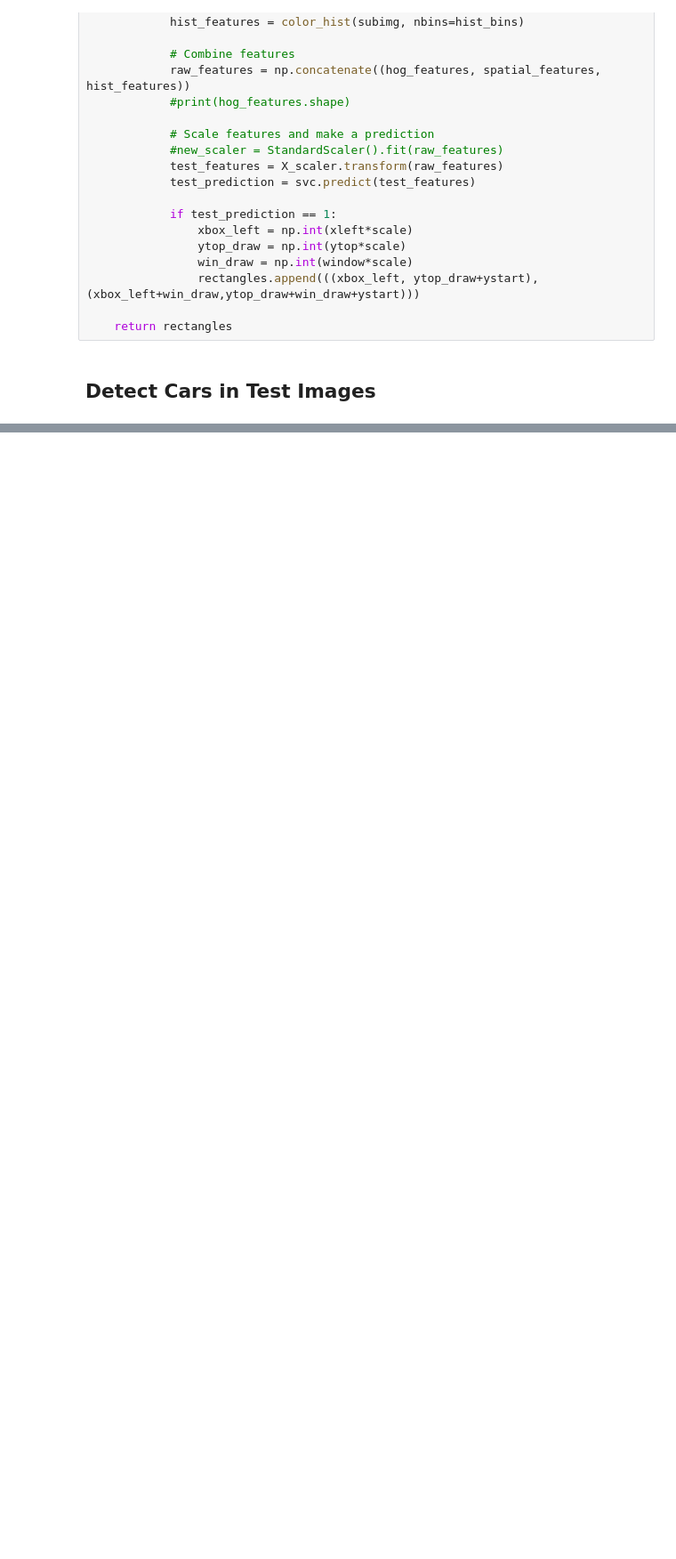
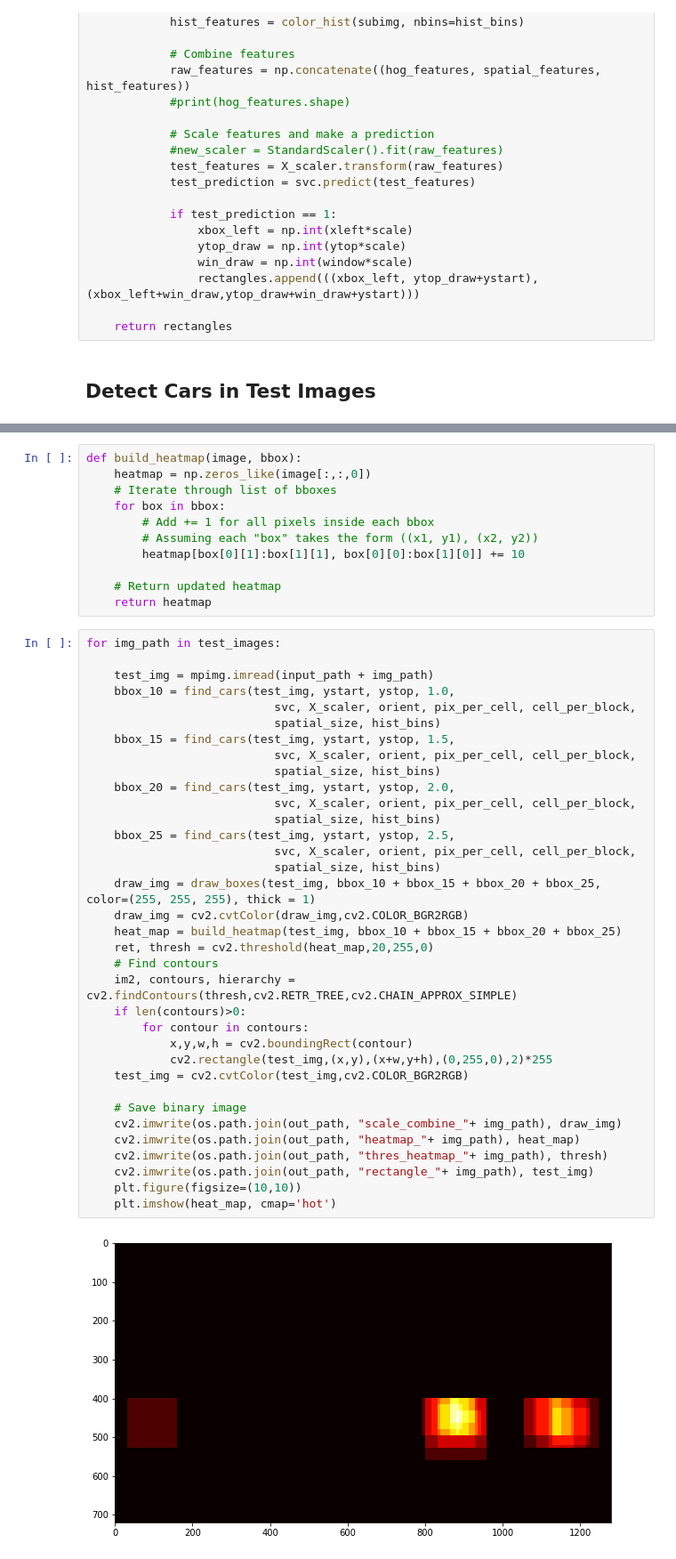
Before and after one commit to ruithumbup/CarND-Vehicle-Detection, a Jupyter notebook: Vehicle_Detection.ipynb, the cells around one changed output, grey strips where cells are left out. Shown at 89% size. Drawn from its saved outputs; the diff is of its cells as text; blank space fills up the shorter version.

```diff
--- a/Vehicle_Detection.ipynb
+++ b/Vehicle_Detection.ipynb
@@ -388,0 +497,48 @@ for img_path in test_images:
+# %%
+def build_heatmap(image, bbox):
+    heatmap = np.zeros_like(image[:,:,0])
+    # Iterate through list of bboxes
+    for box in bbox:
+        # Add += 1 for all pixels inside each bbox
+        # Assuming each "box" takes the form ((x1, y1), (x2, y2))
+        heatmap[box[0][1]:box[1][1], box[0][0]:box[1][0]] += 10
+
+    # Return updated heatmap
+    return heatmap
+# %%
+for img_path in test_images:
+
+    test_img = mpimg.imread(input_path + img_path)
+    bbox_10 = find_cars(test_img, ystart, ystop, 1.0,
+                           svc, X_scaler, orient, pix_per_cell, cell_per_block,
+                           spatial_size, hist_bins)
+    bbox_15 = find_cars(test_img, ystart, ystop, 1.5,
+                           svc, X_scaler, orient, pix_per_cell, cell_per_block,
+                           spatial_size, hist_bins)
+    bbox_20 = find_cars(test_img, ystart, ystop, 2.0,
+                           svc, X_scaler, orient, pix_per_cell, cell_per_block,
+                           spatial_size, hist_bins)
+    bbox_25 = find_cars(test_img, ystart, ystop, 2.5,
+                           svc, X_scaler, orient, pix_per_cell, cell_per_block,
+                           spatial_size, hist_bins)
+    draw_img = draw_boxes(test_img, bbox_10 + bbox_15 + bbox_20 + bbox_25, color=(255, 255, 255), thick = 1)
+    draw_img = cv2.cvtColor(draw_img,cv2.COLOR_BGR2RGB)
+    heat_map = build_heatmap(test_img, bbox_10 + bbox_15 + bbox_20 + bbox_25)
+    ret, thresh = cv2.threshold(heat_map,20,255,0)
+    # Find contours
+    im2, contours, hierarchy = cv2.findContours(thresh,cv2.RETR_TREE,cv2.CHAIN_APPROX_SIMPLE)
+    if len(contours)>0:
+        for contour in contours:
+            x,y,w,h = cv2.boundingRect(contour)
+            cv2.rectangle(test_img,(x,y),(x+w,y+h),(0,255,0),2)*255
+    test_img = cv2.cvtColor(test_img,cv2.COLOR_BGR2RGB)
+
+    # Save binary image
+    cv2.imwrite(os.path.join(out_path, "scale_combine_"+ img_path), draw_img)
+    cv2.imwrite(os.path.join(out_path, "heatmap_"+ img_path), heat_map)
+    cv2.imwrite(os.path.join(out_path, "thres_heatmap_"+ img_path), thresh)
+    cv2.imwrite(os.path.join(out_path, "rectangle_"+ img_path), test_img)
+    plt.figure(figsize=(10,10))
+    plt.imshow(heat_map, cmap='hot')
+# %% [output]
+[figure, added]
```
Also changed, not shown: parts of 21 cells of this notebook, 4 other files.
